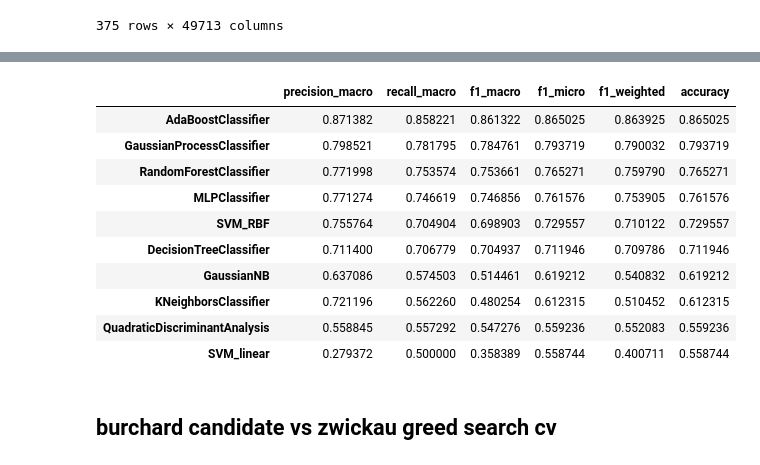
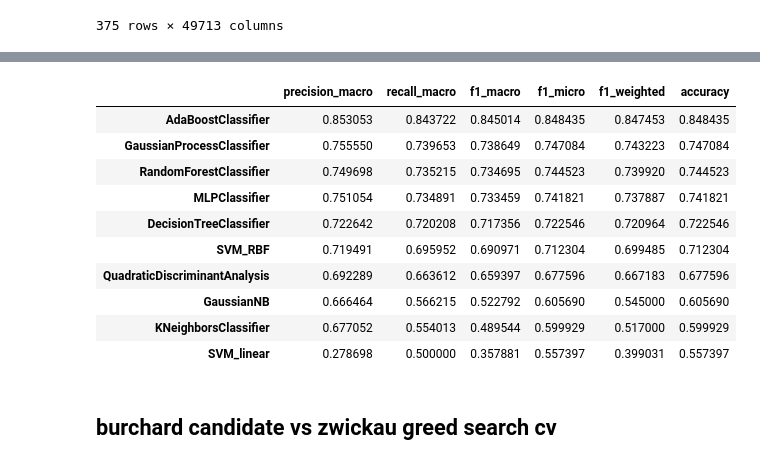
Before and after one commit to sashaaKr/thesis, a Jupyter notebook: notebooks/preparation for 17.7 - model improvments.ipynb, the cells around one changed output, grey strips where cells are left out. Saved outputs shown, nothing was run; the diff lists cells and outputs as text; code cells hidden in the pictures.

Commit message:
run greed search cv for burchard

```diff
--- a/notebooks/preparation for 17.7 - model improvments.ipynb
+++ b/notebooks/preparation for 17.7 - model improvments.ipynb
@@ -309,17 +284,17 @@ running: QuadraticDiscriminantAnalysis
 # %%
-burchard_zwickau_tf_idf_2_5_cosine_results_long_p.sort_values(by=['accuracy'], ascending=False)
+burchard_zwickau_tf_idf_2_5_cosine_results_long_p[0].sort_values(by=['accuracy'], ascending=False)
 # %% [output]
 |  | precision_macro | recall_macro | f1_macro | f1_micro | f1_weighted | accuracy |
-| AdaBoostClassifier | 0.871382 | 0.858221 | 0.861322 | 0.865025 | 0.863925 | 0.865025 |
-| GaussianProcessClassifier | 0.798521 | 0.781795 | 0.784761 | 0.793719 | 0.790032 | 0.793719 |
-| RandomForestClassifier | 0.771998 | 0.753574 | 0.753661 | 0.765271 | 0.759790 | 0.765271 |
-| MLPClassifier | 0.771274 | 0.746619 | 0.746856 | 0.761576 | 0.753905 | 0.761576 |
-| SVM_RBF | 0.755764 | 0.704904 | 0.698903 | 0.729557 | 0.710122 | 0.729557 |
-| DecisionTreeClassifier | 0.711400 | 0.706779 | 0.704937 | 0.711946 | 0.709786 | 0.711946 |
-| GaussianNB | 0.637086 | 0.574503 | 0.514461 | 0.619212 | 0.540832 | 0.619212 |
-| KNeighborsClassifier | 0.721196 | 0.562260 | 0.480254 | 0.612315 | 0.510452 | 0.612315 |
-| QuadraticDiscriminantAnalysis | 0.558845 | 0.557292 | 0.547276 | 0.559236 | 0.552083 | 0.559236 |
-| SVM_linear | 0.279372 | 0.500000 | 0.358389 | 0.558744 | 0.400711 | 0.558744 |
+| AdaBoostClassifier | 0.853053 | 0.843722 | 0.845014 | 0.848435 | 0.847453 | 0.848435 |
+| GaussianProcessClassifier | 0.755550 | 0.739653 | 0.738649 | 0.747084 | 0.743223 | 0.747084 |
+| RandomForestClassifier | 0.749698 | 0.735215 | 0.734695 | 0.744523 | 0.739920 | 0.744523 |
+| MLPClassifier | 0.751054 | 0.734891 | 0.733459 | 0.741821 | 0.737887 | 0.741821 |
+| DecisionTreeClassifier | 0.722642 | 0.720208 | 0.717356 | 0.722546 | 0.720964 | 0.722546 |
+| SVM_RBF | 0.719491 | 0.695952 | 0.690971 | 0.712304 | 0.699485 | 0.712304 |
+| QuadraticDiscriminantAnalysis | 0.692289 | 0.663612 | 0.659397 | 0.677596 | 0.667183 | 0.677596 |
+| GaussianNB | 0.666464 | 0.566215 | 0.522792 | 0.605690 | 0.545000 | 0.605690 |
+| KNeighborsClassifier | 0.677052 | 0.554013 | 0.489544 | 0.599929 | 0.517000 | 0.599929 |
+| SVM_linear | 0.278698 | 0.500000 | 0.357881 | 0.557397 | 0.399031 | 0.557397 |
 # %% [markdown]
 ## burchard candidate vs zwickau greed search cv
 # %%
```
Also changed, not shown: parts of 22 cells of this notebook, 1 other file.
